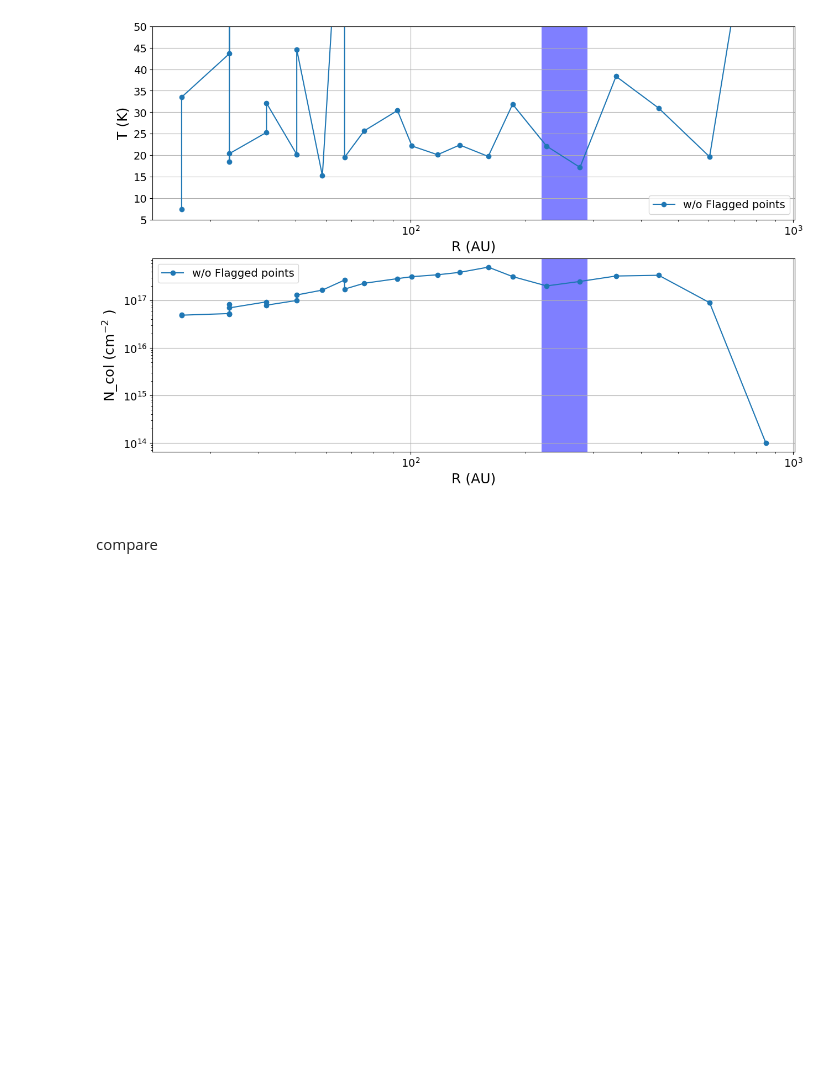
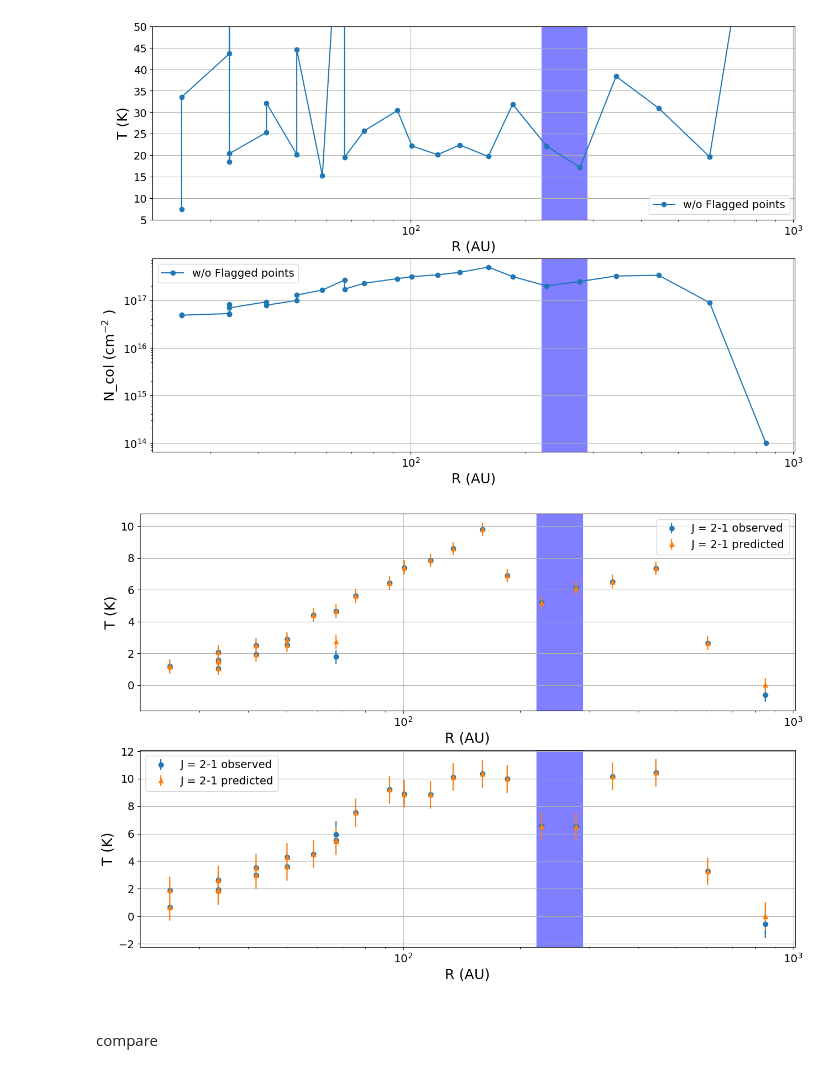
Before and after one commit to mihirtripathi97/LTEAnalysis, a Jupyter notebook: Tb_estimater_pipeline.ipynb, the cells around one changed output. Saved outputs shown, nothing was run; the diff lists cells and outputs as text; code cells hidden in the pictures; blank space fills up the shorter version.

```diff
--- a/Tb_estimater_pipeline.ipynb
+++ b/Tb_estimater_pipeline.ipynb
@@ -58,19 +58,21 @@ for i in range(len(df_blue)):
 
     # print("Estimating T at R = ", df_blue["R_arcsec"][i])
 
+    print(i)
+
     result = minimize(cost_function, initial_params, args=(df_blue["Tb_on_pix_b7"][i], df_blue["Tb_on_pix_b6"][i], lte_model),
                         method='Nelder-Mead', bounds = bounds, options={'xatol': 1e-12, 'maxiter' : 10000})
 
-    # print('Optimization successful: ', result.success)
+    print('Optimization successful: ', result.success)
     if not result.success:
         print("Estimating T at R = ", df_blue["R_arcsec"][i])
-        print('Optimization successful: ', result.success)
+        print('Optimization successful?: ', result.success)
         print("Cause - ", result.message)
 
     N_col_on_pix.append(float(result.x[0])*1.e19)
     T_exe_on_pix.append(float(result.x[1])*50.)
     optimization_flag_on_pix.append(result.success)
-    c_sqr.append(result.fun[-1])
+    c_sqr.append(result.fun)
 
 df_blue.loc[:,"N_col_on_pix"] = np.array(N_col_on_pix)
 df_blue.loc[:,"T_exe_on_pix"] = np.array(T_exe_on_pix)
@@ -121,6 +157,49 @@ axes[1].legend()
 plt.show()
 # %% [output]
 [figure]
+# %%
+Tb_7_pred_sp_normal_bs = []
+Tb_6_pred_sp_normal_bs = []
+
+for i in range(len(df_blue_on_pix["R_arcsec"])):
+
+    Tb_7_pred_sp_normal_bs.append(lte_model.get_intensity(line = line, Ju = ilines[0], Ncol = df_blue_on_pix["N_col_on_pix"][i], Tex = df_blue_on_pix["T_exe_on_pix"][i], delv = 0.5, Xconv=Xconv))
+    Tb_6_pred_sp_normal_bs.append(lte_model.get_intensity(line = line, Ju = ilines[1], Ncol = df_blue_on_pix["N_col_on_pix"][i], Tex = df_blue_on_pix["T_exe_on_pix"][i], delv = 0.5, Xconv=Xconv))
+
+fig, axes = plt.subplots(2,1,figsize=(15, 10))
+axes[0].errorbar(-df_blue_on_pix["R_arcsec"]*140., df_blue_on_pix["Tb_on_pix_b6"], yerr=0.43, marker='o', ls='none', label = 'J = 2-1 observed')
+axes[0].errorbar(-df_blue_on_pix["R_arcsec"]*140., Tb_6_pred_sp_normal_bs, yerr=0.43, marker='^', ls='none', label = 'J = 2-1 predicted')
+#axes[0].plot(-df_blue["R_arcsec"]*140., df_blue["T_exe_on_pix"], marker='o', label = 'with Flagged points', c='r')
+
+formatter = LogFormatter(labelOnlyBase=False, minor_thresholds=(np.inf, np.inf))
+axes[0].axvspan(xmin = 220, xmax=290, facecolor='b', alpha=0.5)
+axes[0].get_xaxis().set_minor_formatter(formatter)
+#axes[0].set_xlim(10, 800)
+#axes[0].set_ylim(5,50)
+axes[0].set_ylabel(r"T (K)")
+axes[0].set_xlabel("R (AU)")
+axes[0].set_xscale('log')
+axes[0].grid(True)
+axes[0].legend()
+
+
+axes[1].errorbar(-df_blue_on_pix["R_arcsec"]*140., df_blue_on_pix["Tb_on_pix_b7"], yerr=1.01, marker='o', ls='none', label = 'J = 2-1 observed')
+axes[1].errorbar(-df_blue_on_pix["R_arcsec"]*140., Tb_7_pred_sp_normal_bs, yerr=1.01, marker='^', ls='none', label = 'J = 2-1 predicted')
+
+formatter = LogFormatter(labelOnlyBase=False, minor_thresholds=(np.inf, np.inf))
+axes[1].axvspan(xmin = 220, xmax=290, facecolor='b', alpha=0.5)
+axes[1].get_xaxis().set_minor_formatter(formatter)
+#axes.set_xlim(10, 800)
+#axes.set_ylim(5,50)
+axes[1].set_ylabel(r"T (K)")
+axes[1].set_xlabel("R (AU)")
+axes[1].set_xscale('log')
+axes[1].grid(True)
+axes[1].legend()
+
+plt.show()
+# %% [output]
+[figure, added]
 # %% [markdown]
 ####
 compare
```
Also changed, not shown: parts of 4 cells of this notebook, 2 other files.
